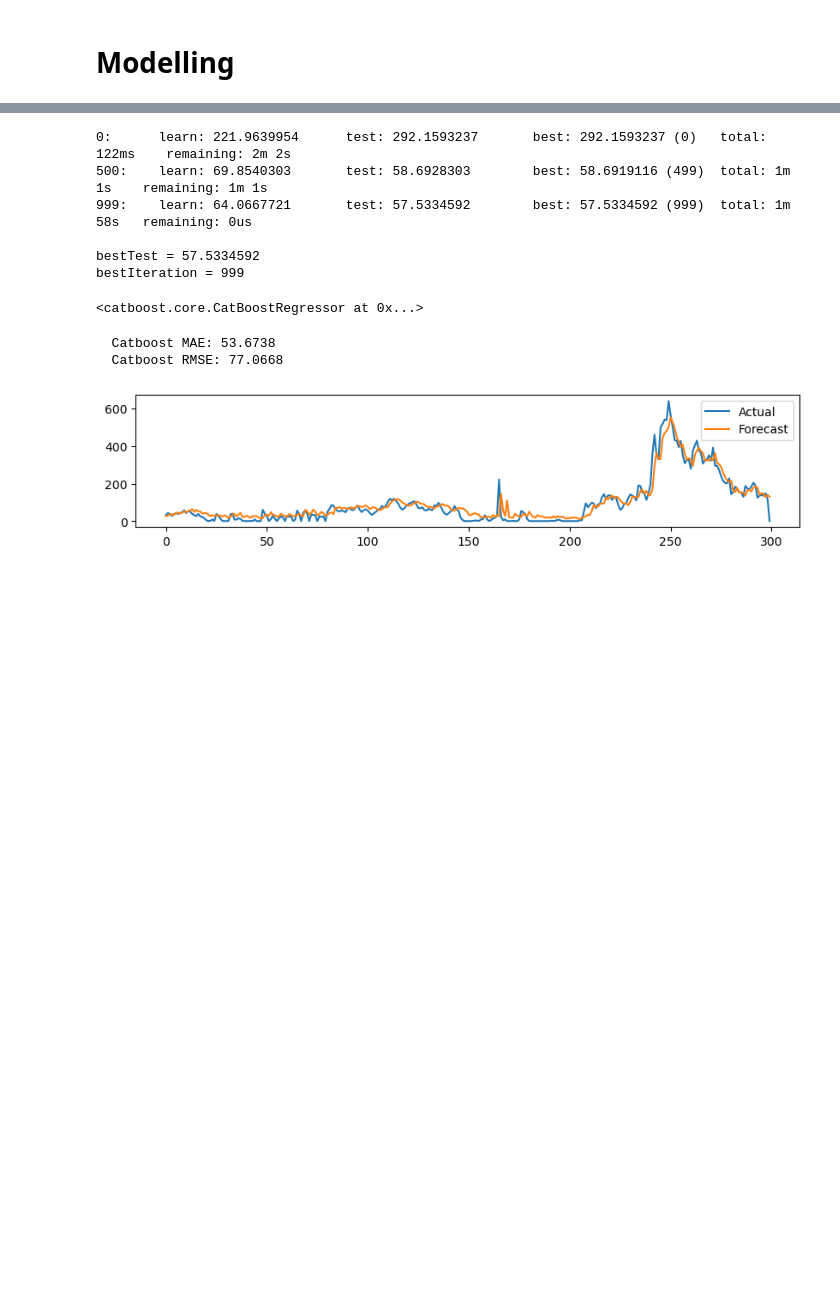
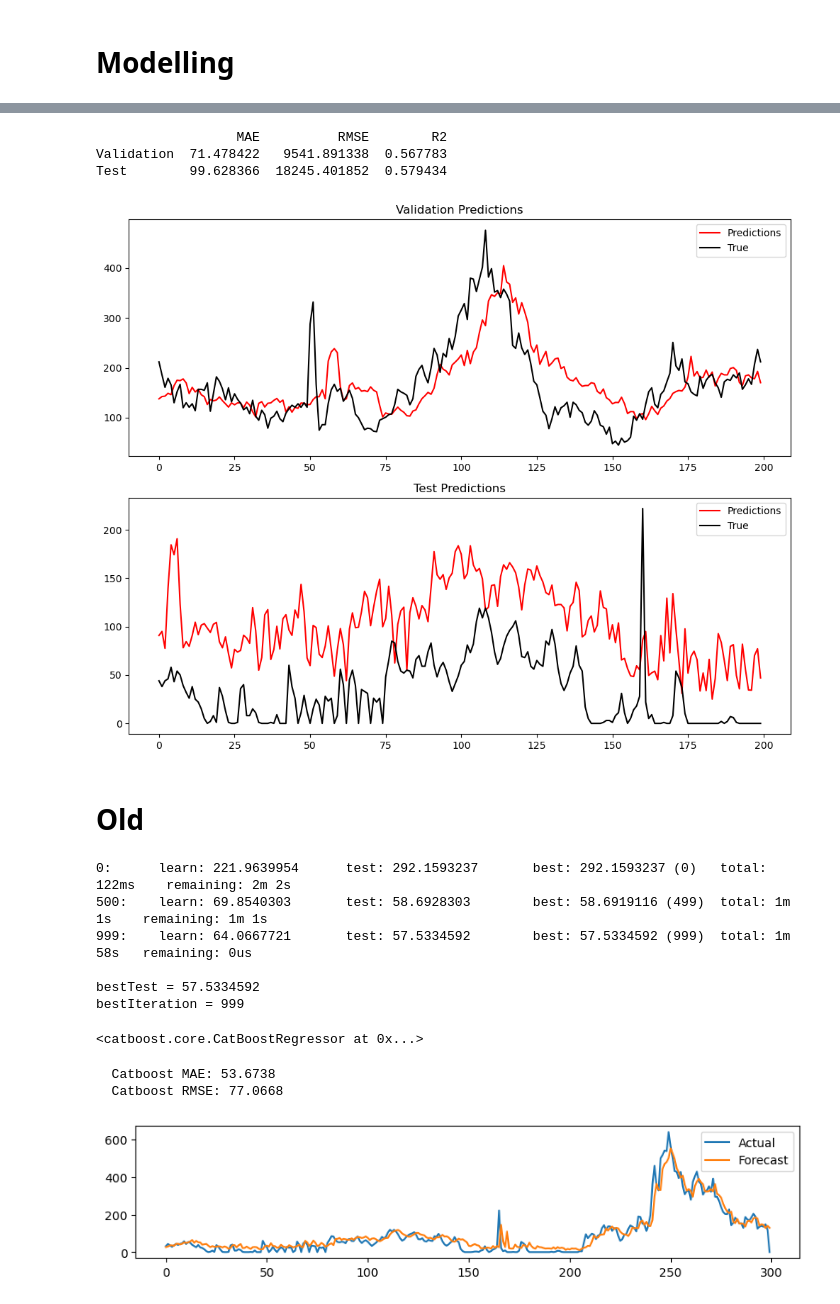
Before and after one commit to atahanoezer/Wind, a Jupyter notebook: recursive_approach.ipynb, the cells around one changed output, grey strips where cells are left out. Saved outputs shown, nothing was run; the diff lists cells and outputs as text; code cells hidden in the pictures; blank space fills up the shorter version.

```diff
--- a/recursive_approach.ipynb
+++ b/recursive_approach.ipynb
@@ -51,0 +492,6 @@ val_y = val_y.flatten()
+# %%
+train_x,val_x, test_x, train_y,val_y, test_y =dataset.create_dataset(dataset.get_df()['active_power_total'],
+                                                                     144, 6*24)
+# %%
+model = Model('cb')
+model.train(train_x, train_y, val_x, val_y,multioutput=True)
@@ -52,3 +517,13 @@ val_y = val_y.flatten()
+# %%
+_,_=model.model_summarizer(val_x, val_y, test_x, test_y, plots=True,
+plot_steps=200, feat_importance=False, feat_steps=15)
+# %% [output]
+                  MAE          RMSE        R2
+Validation  71.478422   9541.891338  0.567783
+Test        99.628366  18245.401852  0.579434
+[figure, added]
+# %% [markdown]
+# Old
 # %%
 params = {'learning_rate': 0.01,
           'objective':'RMSE',
```
Also changed, not shown: parts of 20 cells of this notebook, 3 other files.
